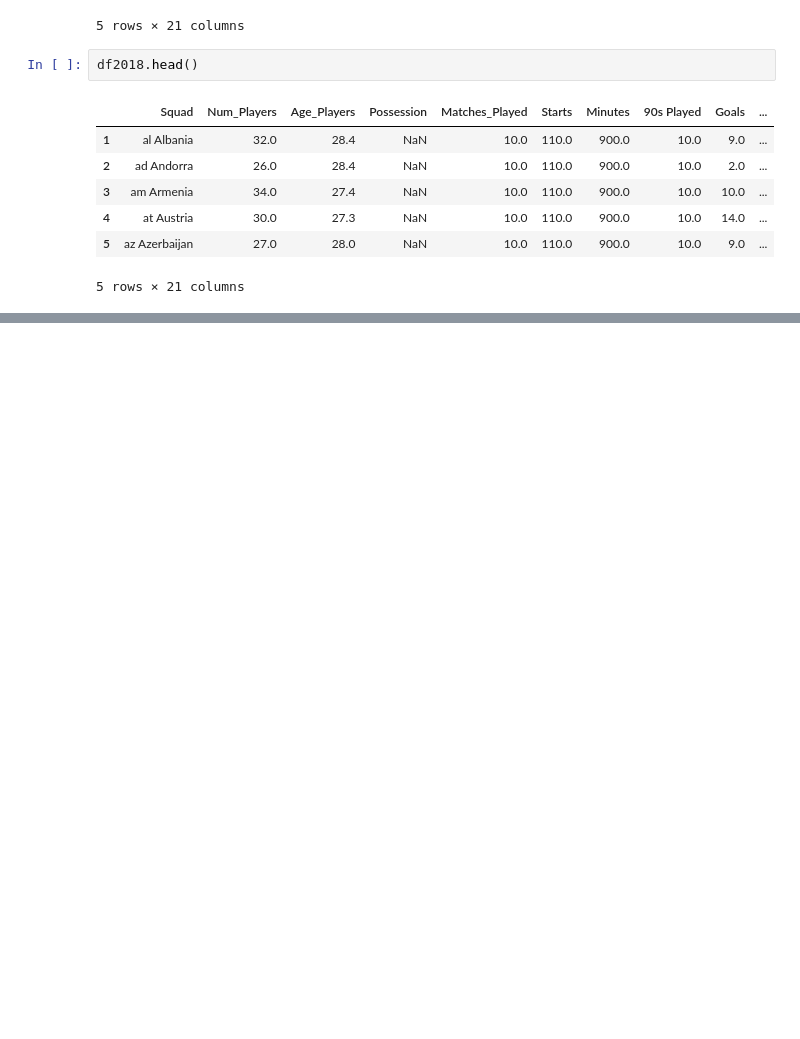
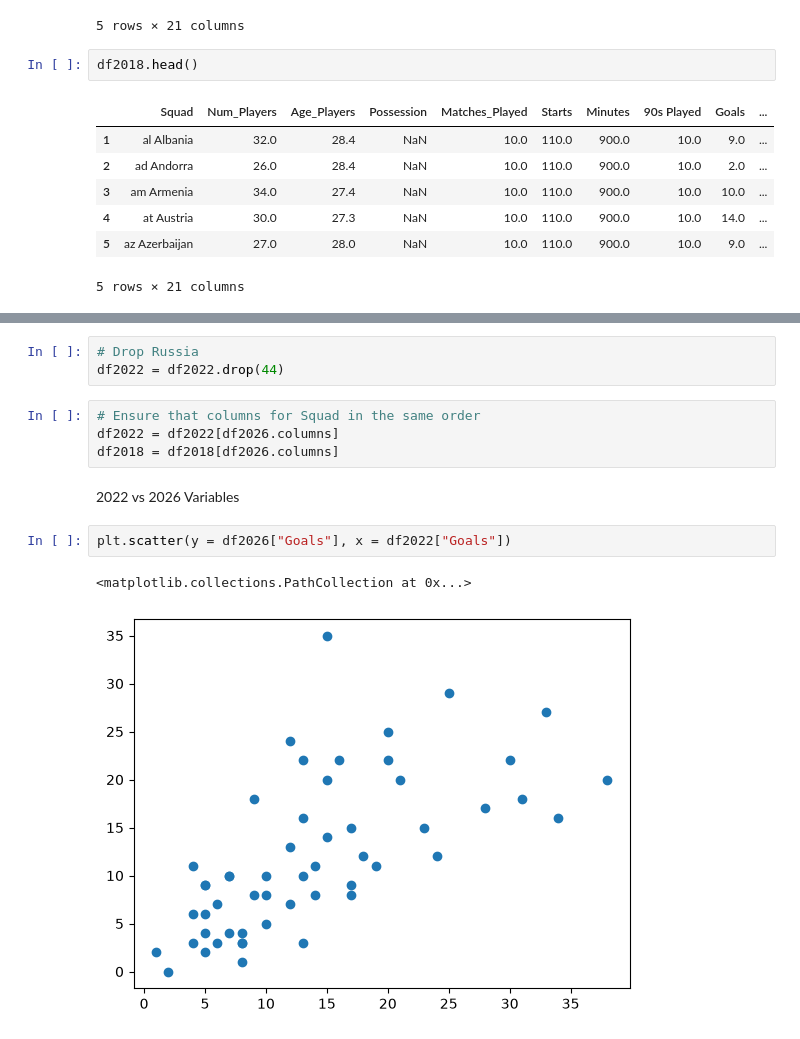
Before and after one commit to aalskdjfhg123/MDST-Sports-Soccer, a Jupyter notebook: WCQ_UEFA_datasets/attempt.ipynb, the cells around one changed output, grey strips where cells are left out. Cells and saved outputs as stored; diff of their text form; blank space fills up the shorter version.

```diff
--- a/WCQ_UEFA_datasets/attempt.ipynb
+++ b/WCQ_UEFA_datasets/attempt.ipynb
@@ -208,0 +235,14 @@ df2018.head()
+# %%
+# Drop Russia
+df2022 = df2022.drop(44)
+# %%
+# Ensure that columns for Squad in the same order
+df2022 = df2022[df2026.columns]
+df2018 = df2018[df2026.columns]
+# %% [markdown]
+2022 vs 2026 Variables
+# %%
+plt.scatter(y = df2026["Goals"], x = df2022["Goals"])
+# %% [output]
+<matplotlib.collections.PathCollection at 0x...>
+[figure, added]
```
Also changed, not shown: parts of 23 cells of this notebook.
